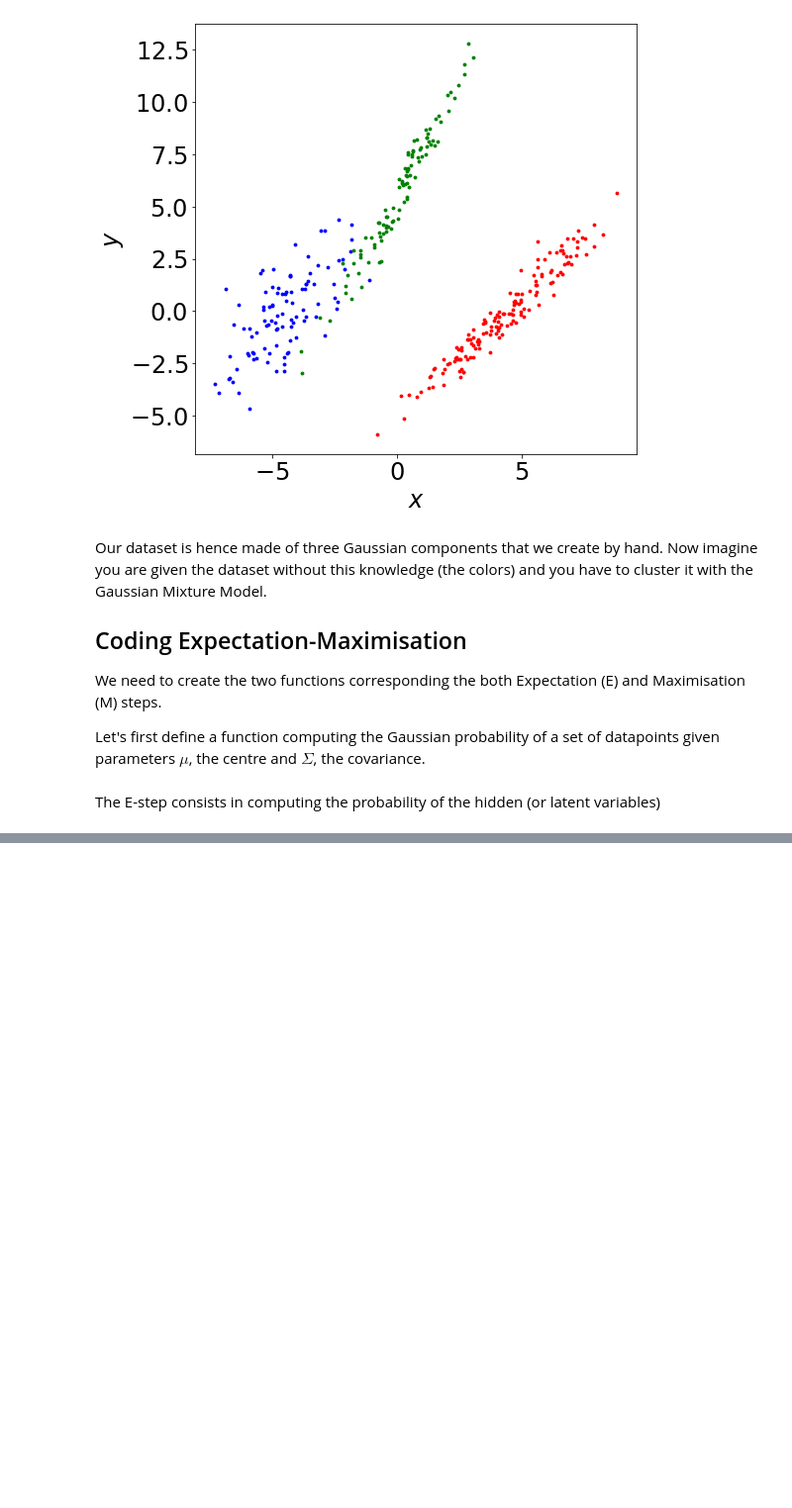
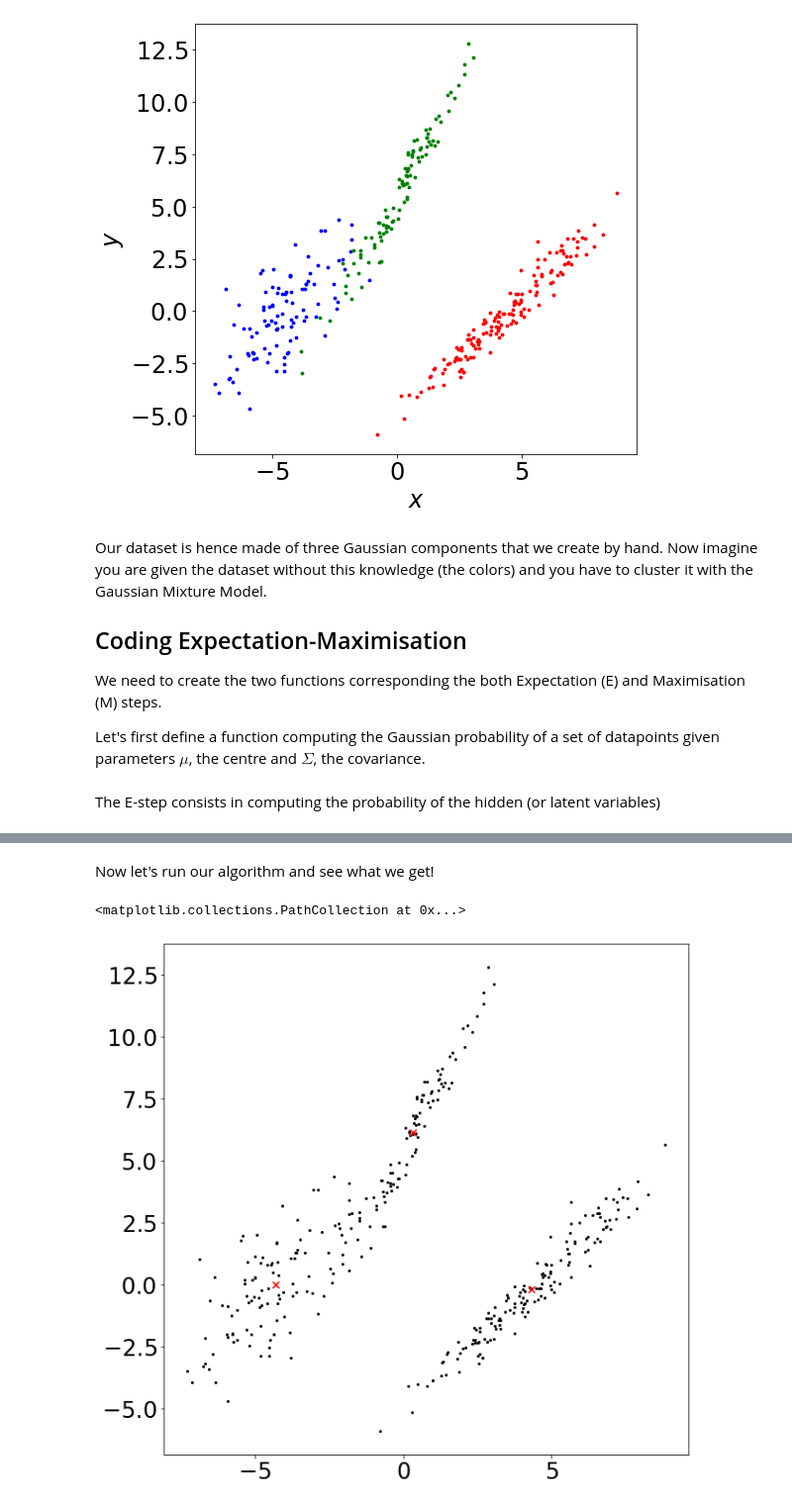
Before and after one commit to tbonnair/example_courses, a Jupyter notebook: Expectation-Maximisation.ipynb, the cells around one changed output, grey strips where cells are left out. Shown at 99% size. Cells and saved outputs as stored; diff of their text form; code cells hidden in the pictures; blank space fills up the shorter version.

```diff
--- a/Expectation-Maximisation.ipynb
+++ b/Expectation-Maximisation.ipynb
@@ -52,9 +53,9 @@ def gaussian_prob(x, mu, sig):
     '''
     Computes the probability of a datapoint given parameters of a D-dimensional Gaussian distribution.
 
-    x: scalar
+    x: (D,) numpy array
         Datapoint
-    mu: scalar
+    mu: (D,) numpy array
         Centre of Gaussian
     sig: (D,D) numpy array
         Covariance matrix
@@ -65,13 +66,13 @@ def gaussian_prob(x, mu, sig):
 
     mahal_dist = (x-mu).T @ inv_sig @ (x-mu)
 
-    prob = 1/np.sqrt( (2*np.pi)**D * det ) * np.exp(-1/2*mahal_dist)
+    prob = 1/np.sqrt( (2*np.pi)**D * np.abs(det) ) * np.exp(-1/2*mahal_dist)
 
     return prob
 # %% [markdown]
 The E-step consists in computing the probability of the hidden (or latent variables)
 # %%
-def E_step(X, pi, mu, sig):
+def E_step(X, pis, mus, sigs):
     '''
     Computes the E-step of the EM algorithm. As such, it estimates the responsibilities,
     i.e. the probabilities of each datapoint being generated by each component of the model.
@@ -91,23 +92,17 @@ def E_step(X, pi, mu, sig):
     '''
 
     N,D = X.shape # Number of datapoints
-    K = len(pi)   # Number of components in the Gaussian mixture model
+    K = len(pis)   # Number of components in the Gaussian mixture model
 
     resp = np.zeros((N,K)) # The responsibility is a matrix NxK with all association of datapoints to clusters
 
     for i in range(N):
         for k in range(K):
-            prob = gaussian_prob(X[i,:], mu[k], sig[k])
+            prob = gaussian_prob(X[i,:], mus[k], sigs[k])
 
-            resp[i,k] = pi[k] * prob    # This is the numerator of the E-step
+            resp[i,k] = pis[k] * prob    # This is the numerator of the E-step
 
         normalisation = np.sum(resp[i,:])  # Denominator of the E-step
         resp[i,:] = resp[i,:] / normalisation  # Real value of the responsibility
 
     return resp
-
-#K = 3
-#mu = centres
-#sig = covariances
-#pi = np.ones(K)/K
-#E_step(X, pi, mu, sig)
@@ -113,0 +218,16 @@ def E_step(X, pi, mu, sig):
+# %% [markdown]
+Now let's run our algorithm and see what we get!
+# %%
+# Run EM algorithm
+T = 50
+for t in range(T):
+    resp = E_step(data, pis, mus, sigs)
+    pis, mus, sigs = M_step(data, resp)
+
+# Plot
+plt.figure(figsize=(10,10))
+plt.scatter(data.T[0], data.T[1], s=4, color='k')
+plt.scatter(mus[:,0], mus[:,1], marker='x', s=50, color='r')
+# %% [output]
+<matplotlib.collections.PathCollection at 0x...>
+[figure, added]
```
Also changed, not shown: parts of 18 cells of this notebook.
